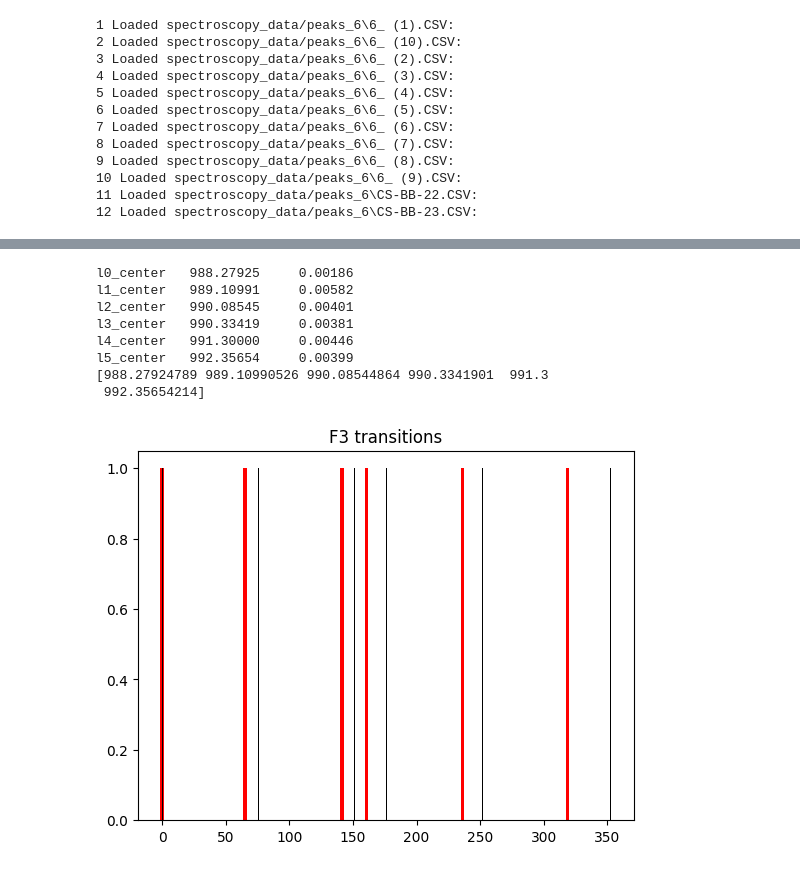
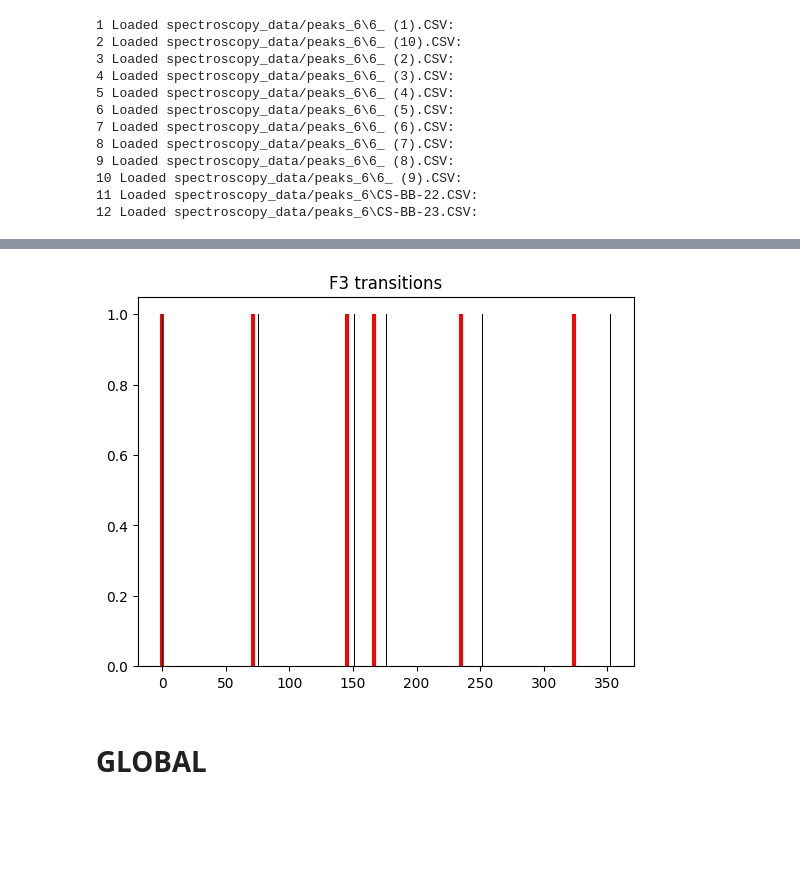
Before and after one commit to pi63on/qo_labs, a Jupyter notebook: hyperfine_eval_general.ipynb, the cells around one changed output, grey strips where cells are left out. Drawn from its saved outputs; the diff is of its cells as text; code cells hidden in the pictures; blank space fills up the shorter version.

Commit message:
all part2 evals, plus wokring hyperfine gener

```diff
--- a/hyperfine_eval_general.ipynb
+++ b/hyperfine_eval_general.ipynb
@@ -68,3 +46,3 @@ y = sp.subtract_bkg(bkg, y, x, plot_orientacne=True, left = left, right = right)
 # %%
 x,y = sp.cut_data(x=x,y=y,left=987, right=993)
-x
+y += abs(min(y))
@@ -79,10 +55,10 @@ plt.scatter(x,y,s=0.1)
 centers = [
     988.4,
     989,
-    990.0,
     990.2,
-    991.5,
-    992.5
+    990.4,
+    991.2,
+    992.4
 ]
 amplitudes = [
     80,
@@ -112,13 +71,7 @@ out = sp.model_peaks(peak_num = 6, centers=centers, x= x,y=y,plot=True, amplitud
 # %%
-peaks = sp.eval_peaks(out)
+peaks, fwhm = sp.eval_peaks(out)
 # %% [output]
-l0_center   988.27925     0.00186
-l1_center   989.10991     0.00582
-l2_center   990.08545     0.00401
-l3_center   990.33419     0.00381
-l4_center   991.30000     0.00446
-l5_center   992.35654     0.00399
-[988.27924789 989.10990526 990.08544864 990.3341901  991.3
- 992.35654214]
-[figure, old version]
+[figure, new version]
+# %% [markdown]
+# GLOBAL
 # %%
```
Also changed, not shown: parts of 21 cells of this notebook, 44 other files.
